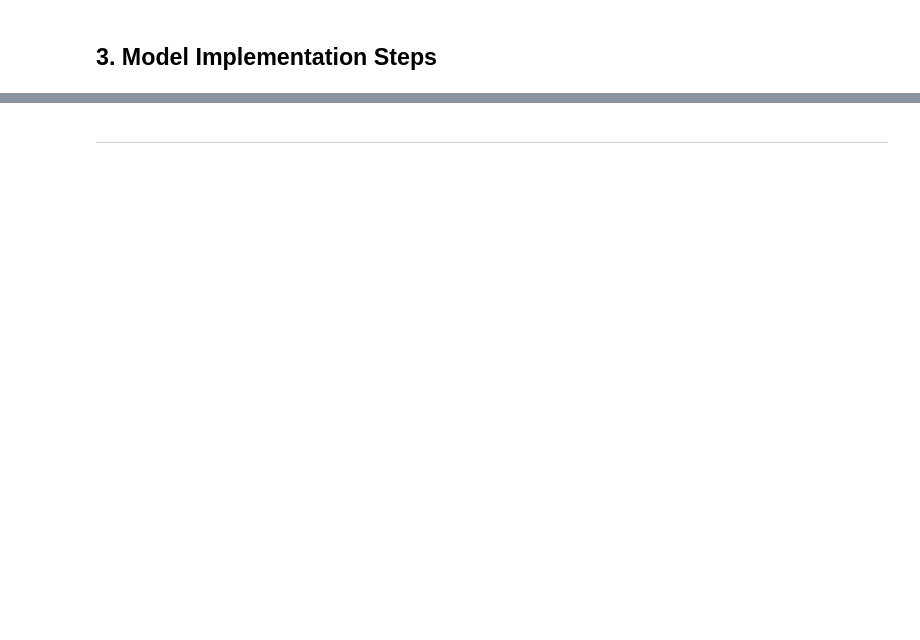
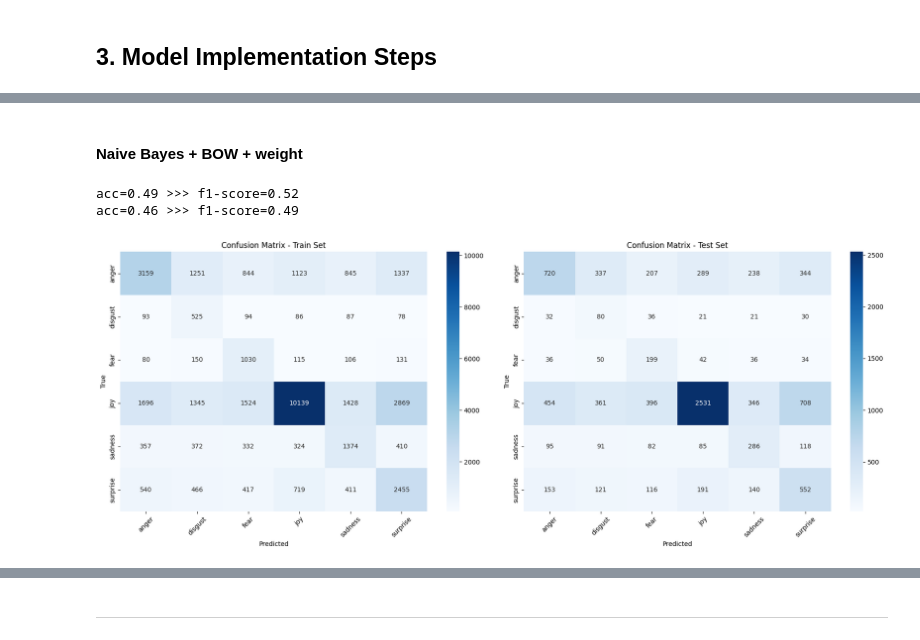
Before and after one commit to Kinkon910606/DM2025-Lab2-Exercise, a Jupyter notebook: DM2025-Lab2-Homework.ipynb, the cells around one changed output, grey strips where cells are left out. Drawn from its saved outputs; the diff is of its cells as text; code cells hidden in the pictures; blank space fills up the shorter version.

Commit message:
improve kaggle model

```diff
--- a/DM2025-Lab2-Homework.ipynb
+++ b/DM2025-Lab2-Homework.ipynb
@@ -368,0 +489,36 @@ plt.show()
+# %% [markdown]
+#### Naive Bayes + BOW + weight
+# %%
+from sklearn.naive_bayes import MultinomialNB
+from sklearn.utils.class_weight import compute_sample_weight
+
+# 1. 計算樣本權重
+sample_weights = compute_sample_weight(
+    class_weight='balanced', # 讓權重與類別頻率成反比
+    y=y_train                # 你的訓練標籤
+)
+
+# 2. 初始化模型
+NB_Model_weight = MultinomialNB(alpha=1.1) # 也可以調整 alpha
+
+# 3. 訓練模型時傳入 sample_weight
+NB_Model_weight.fit(
+    train_BOW_features,
+    y_train,
+    sample_weight=sample_weights # <-- 傳入權重
+)
+
+
+# predict
+y_pred_train = NB_Model_weight.predict(train_BOW_features)
+y_pred_val = NB_Model_weight.predict(val_BOW_features)
+
+# result
+result(y_train ,y_pred_train)
+result(y_val ,y_pred_val)
+plot_cm(y_train, y_pred_train, y_val, y_pred_val)
+#! not bad
+# %% [output]
+acc=0.49 >>> f1-score=0.52
+acc=0.46 >>> f1-score=0.49
+[figure, added]
```
Also changed, not shown: parts of 56 cells of this notebook, 1 other file.
